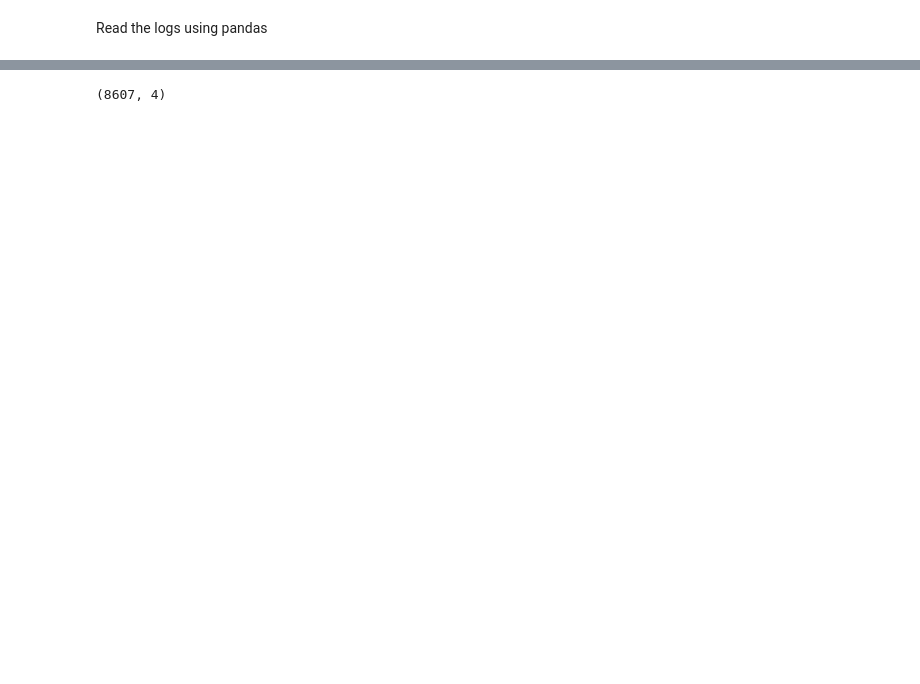
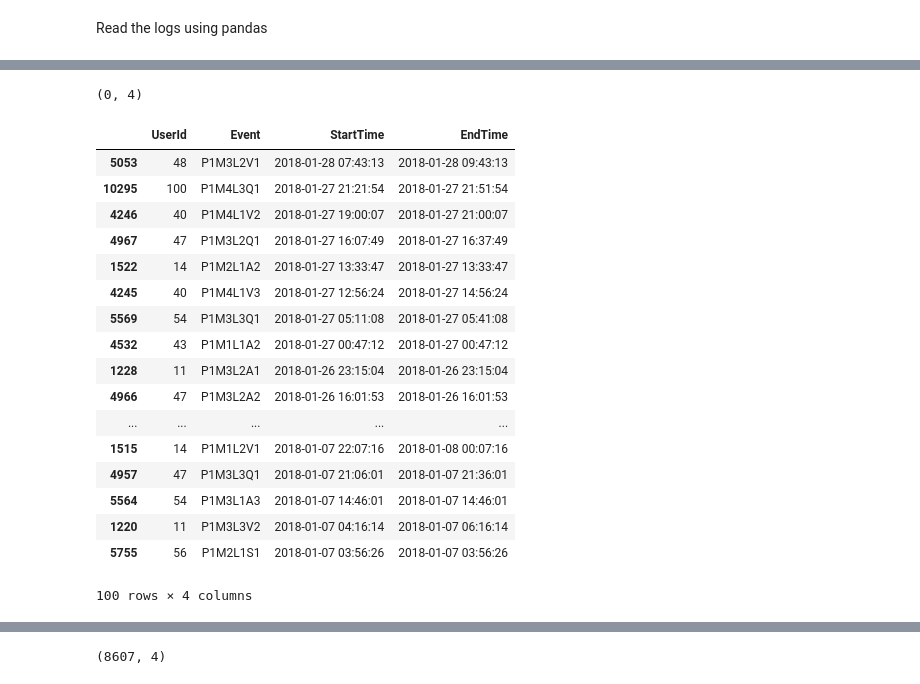
Before and after one commit to dalonlobo/gl-capstone, a Jupyter notebook: LogsParser/Log Parser.ipynb, the cells around one changed output, grey strips where cells are left out. Cells and saved outputs as stored; diff of their text form; code cells hidden in the pictures; blank space fills up the shorter version.

```diff
--- a/LogsParser/Log Parser.ipynb
+++ b/LogsParser/Log Parser.ipynb
@@ -24 +51,26 @@ df.dropna(inplace=True)
+# %%
+df[df["UserId"]==15].shape
+# %% [output]
+(0, 4)
+# %%
+df.sort_values(by=["StartTime"], ascending=False).head(100)
+# %% [output]
+|  | UserId | Event | StartTime | EndTime |
+| 5053 | 48 | P1M3L2V1 | 2018-01-28 07:43:13 | 2018-01-28 09:43:13 |
+| 10295 | 100 | P1M4L3Q1 | 2018-01-27 21:21:54 | 2018-01-27 21:51:54 |
+| 4246 | 40 | P1M4L1V2 | 2018-01-27 19:00:07 | 2018-01-27 21:00:07 |
+| 4967 | 47 | P1M3L2Q1 | 2018-01-27 16:07:49 | 2018-01-27 16:37:49 |
+| 1522 | 14 | P1M2L1A2 | 2018-01-27 13:33:47 | 2018-01-27 13:33:47 |
+| 4245 | 40 | P1M4L1V3 | 2018-01-27 12:56:24 | 2018-01-27 14:56:24 |
+| 5569 | 54 | P1M3L3Q1 | 2018-01-27 05:11:08 | 2018-01-27 05:41:08 |
+| 4532 | 43 | P1M1L1A2 | 2018-01-27 00:47:12 | 2018-01-27 00:47:12 |
+| 1228 | 11 | P1M3L2A1 | 2018-01-26 23:15:04 | 2018-01-26 23:15:04 |
+| 4966 | 47 | P1M3L2A2 | 2018-01-26 16:01:53 | 2018-01-26 16:01:53 |
+| ... | ... | ... | ... | ... |
+| 1515 | 14 | P1M1L2V1 | 2018-01-07 22:07:16 | 2018-01-08 00:07:16 |
+| 4957 | 47 | P1M3L3Q1 | 2018-01-07 21:06:01 | 2018-01-07 21:36:01 |
+| 5564 | 54 | P1M3L1A3 | 2018-01-07 14:46:01 | 2018-01-07 14:46:01 |
+| 1220 | 11 | P1M3L3V2 | 2018-01-07 04:16:14 | 2018-01-07 06:16:14 |
+| 5755 | 56 | P1M2L1S1 | 2018-01-07 03:56:26 | 2018-01-07 03:56:26 |
+100 rows × 4 columns
 # %%
```
Also changed, not shown: parts of 18 cells of this notebook.
